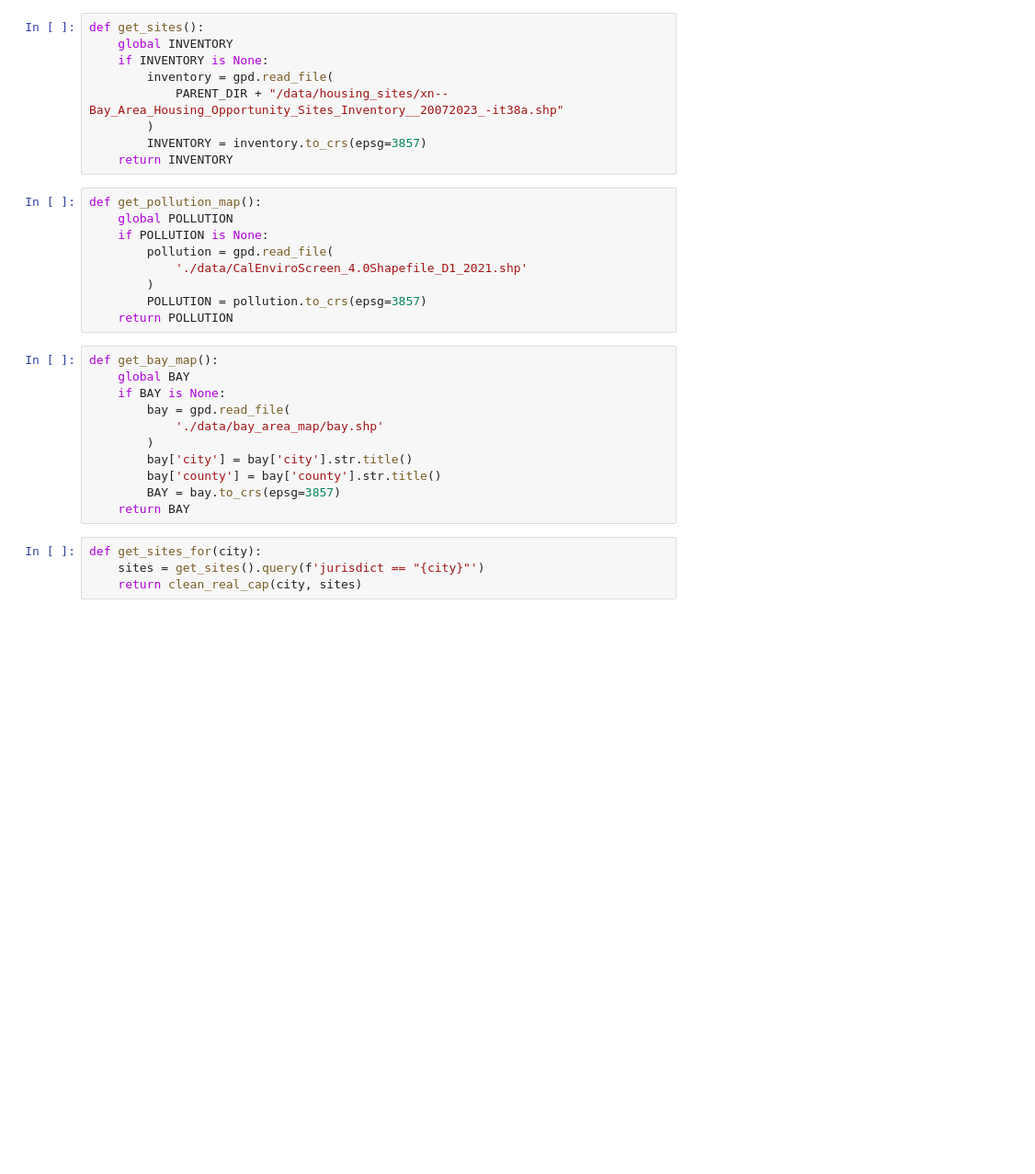
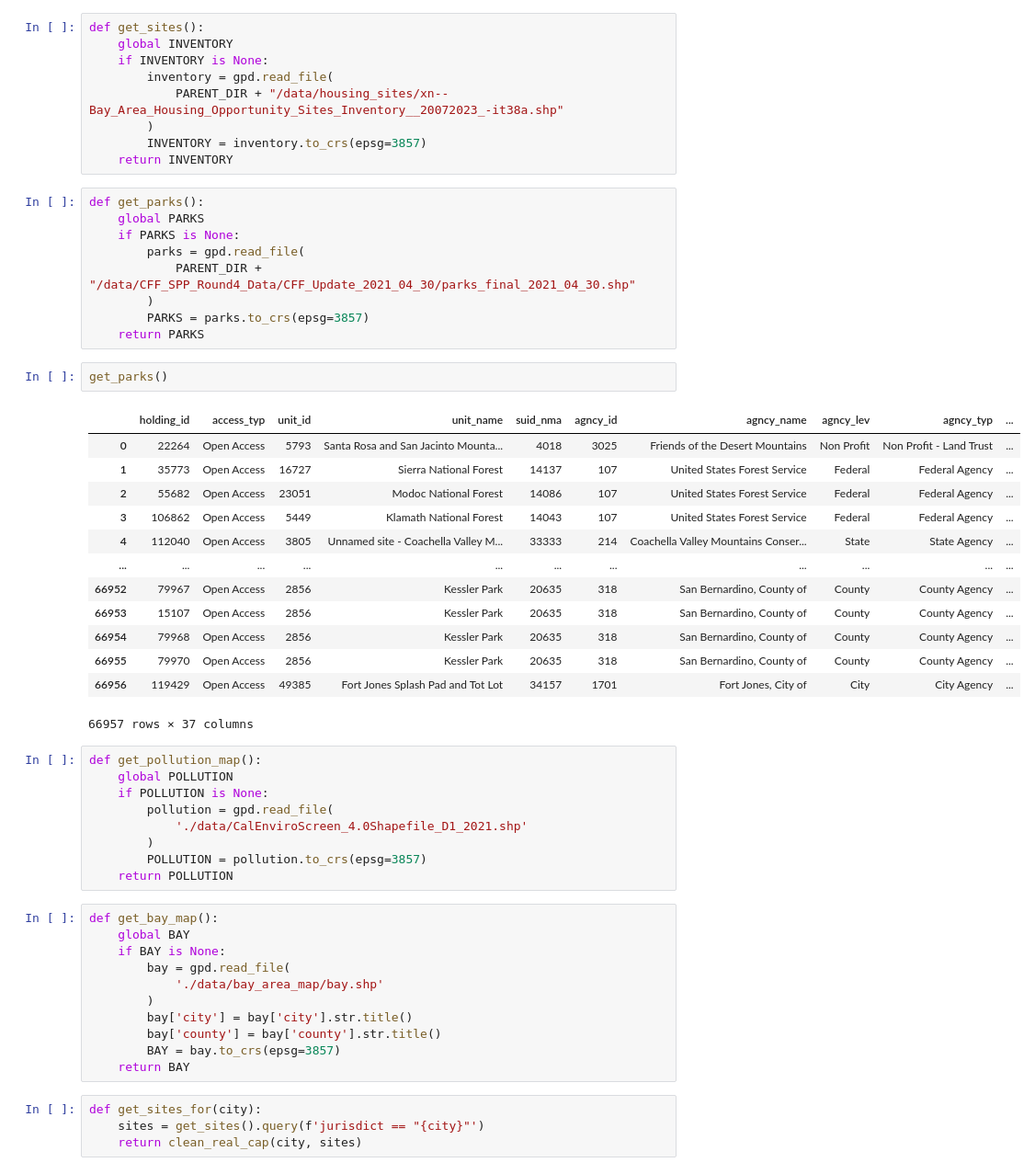
Before and after one commit to sdamerdji/fair_housing_elements, a Jupyter notebook: utils.ipynb, the cells around one changed output. Shown at 92% size. Drawn from its saved outputs; the diff is of its cells as text; blank space fills up the shorter version.

```diff
--- a/utils.ipynb
+++ b/utils.ipynb
@@ -17,6 +17,31 @@ def get_sites():
         )
         INVENTORY = inventory.to_crs(epsg=3857)
     return INVENTORY
+# %%
+def get_parks():
+    global PARKS
+    if PARKS is None:
+        parks = gpd.read_file(
+            PARENT_DIR + "/data/CFF_SPP_Round4_Data/CFF_Update_2021_04_30/parks_final_2021_04_30.shp"
+        )
+        PARKS = parks.to_crs(epsg=3857)
+    return PARKS
+# %%
+get_parks()
+# %% [output]
+|  | holding_id | access_typ | unit_id | unit_name | suid_nma | agncy_id | agncy_name | agncy_lev | agncy_typ | ... |
+| 0 | 22264 | Open Access | 5793 | Santa Rosa and San Jacinto Mounta... | 4018 | 3025 | Friends of the Desert Mountains | Non Profit | Non Profit - Land Trust | ... |
+| 1 | 35773 | Open Access | 16727 | Sierra National Forest | 14137 | 107 | United States Forest Service | Federal | Federal Agency | ... |
+| 2 | 55682 | Open Access | 23051 | Modoc National Forest | 14086 | 107 | United States Forest Service | Federal | Federal Agency | ... |
+| 3 | 106862 | Open Access | 5449 | Klamath National Forest | 14043 | 107 | United States Forest Service | Federal | Federal Agency | ... |
+| 4 | 112040 | Open Access | 3805 | Unnamed site - Coachella Valley M... | 33333 | 214 | Coachella Valley Mountains Conser... | State | State Agency | ... |
+| ... | ... | ... | ... | ... | ... | ... | ... | ... | ... | ... |
+| 66952 | 79967 | Open Access | 2856 | Kessler Park | 20635 | 318 | San Bernardino, County of | County | County Agency | ... |
+| 66953 | 15107 | Open Access | 2856 | Kessler Park | 20635 | 318 | San Bernardino, County of | County | County Agency | ... |
+| 66954 | 79968 | Open Access | 2856 | Kessler Park | 20635 | 318 | San Bernardino, County of | County | County Agency | ... |
+| 66955 | 79970 | Open Access | 2856 | Kessler Park | 20635 | 318 | San Bernardino, County of | County | County Agency | ... |
+| 66956 | 119429 | Open Access | 49385 | Fort Jones Splash Pad and Tot Lot | 34157 | 1701 | Fort Jones, City of | City | City Agency | ... |
+66957 rows × 37 columns
 # %%
 def get_pollution_map():
     global POLLUTION
```
Also changed, not shown: parts of 9 cells of this notebook, 15 other files.
